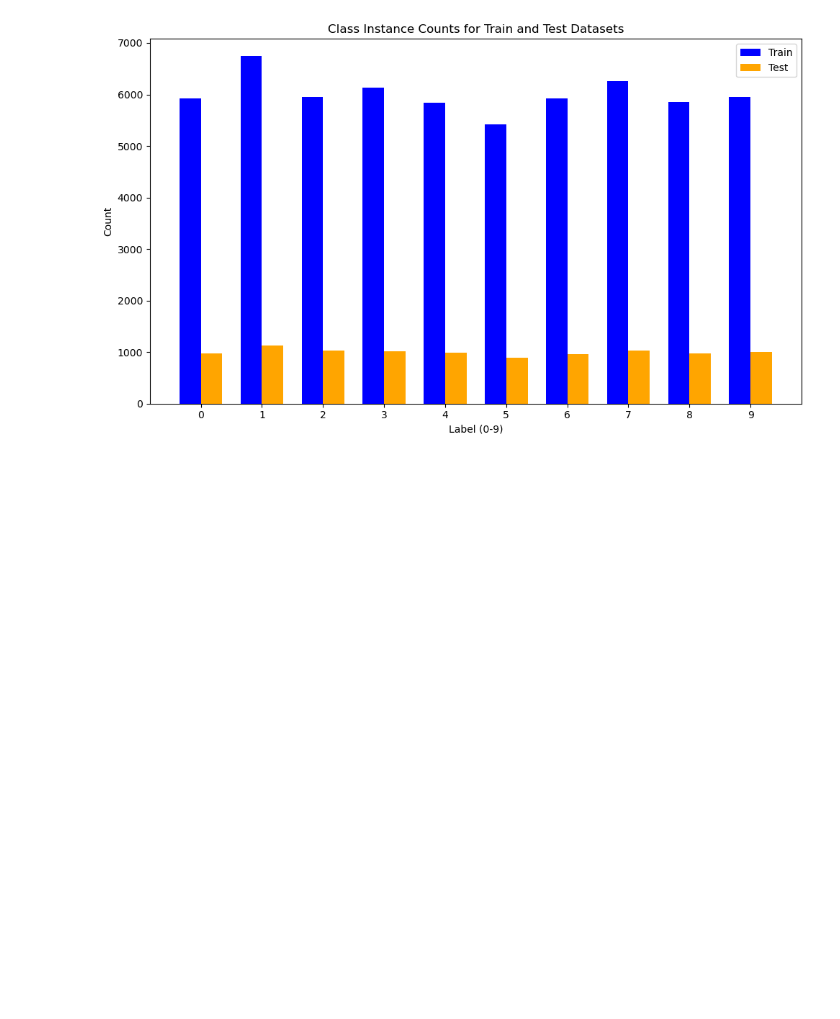
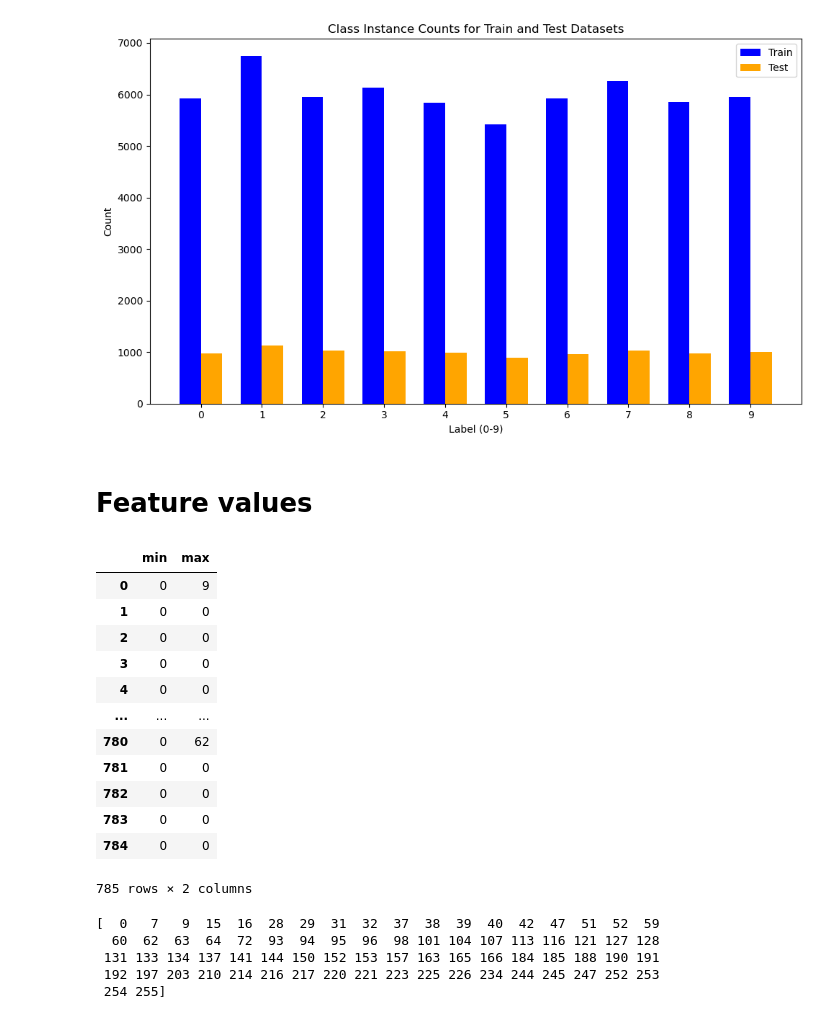
Before and after one commit to jnicolow/linear_model_for_MNIST, a Jupyter notebook: data_exploration.ipynb, the cells around one changed output. Drawn from its saved outputs; the diff is of its cells as text; code cells hidden in the pictures; blank space fills up the shorter version.

```diff
--- a/data_exploration.ipynb
+++ b/data_exploration.ipynb
@@ -40,3 +65,34 @@ plt.tight_layout()
 plt.show()
 # %% [output]
 [figure]
+# %% [markdown]
+# Feature values
+# %%
+min_values = train_df.min()
+max_values = train_df.max()
+
+# Combine them into a single DataFrame for convenience
+min_max_df = pd.DataFrame({'min': min_values, 'max': max_values})
+
+# Display the result
+display(min_max_df)
+print(np.unique(min_max_df))
+# %% [output]
+|  | min | max |
+| 0 | 0 | 9 |
+| 1 | 0 | 0 |
+| 2 | 0 | 0 |
+| 3 | 0 | 0 |
+| 4 | 0 | 0 |
+| ... | ... | ... |
+| 780 | 0 | 62 |
+| 781 | 0 | 0 |
+| 782 | 0 | 0 |
+| 783 | 0 | 0 |
+| 784 | 0 | 0 |
+785 rows × 2 columns
+[  0   7   9  15  16  28  29  31  32  37  38  39  40  42  47  51  52  59
+  60  62  63  64  72  93  94  95  96  98 101 104 107 113 116 121 127 128
+ 131 133 134 137 141 144 150 152 153 157 163 165 166 184 185 188 190 191
+ 192 197 203 210 214 216 217 220 221 223 225 226 234 244 245 247 252 253
+ 254 255]
```
Also changed, not shown: parts of 2 cells of this notebook.
